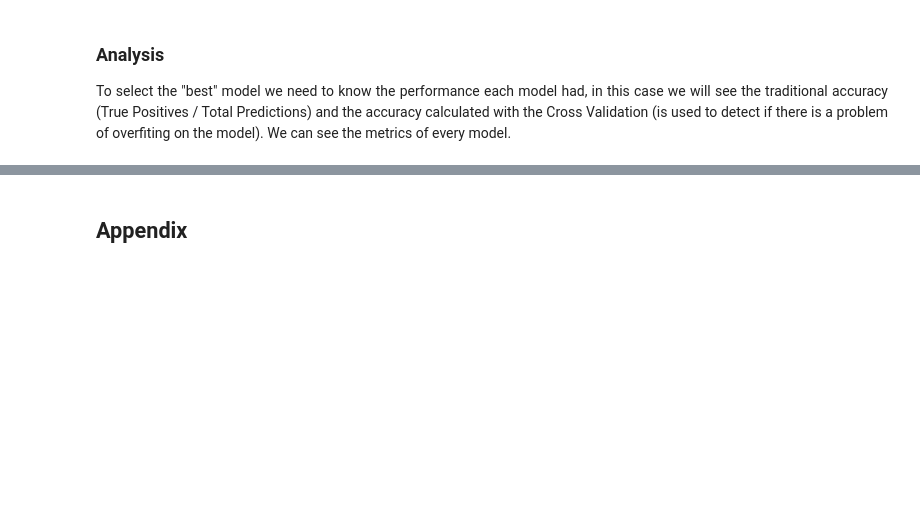
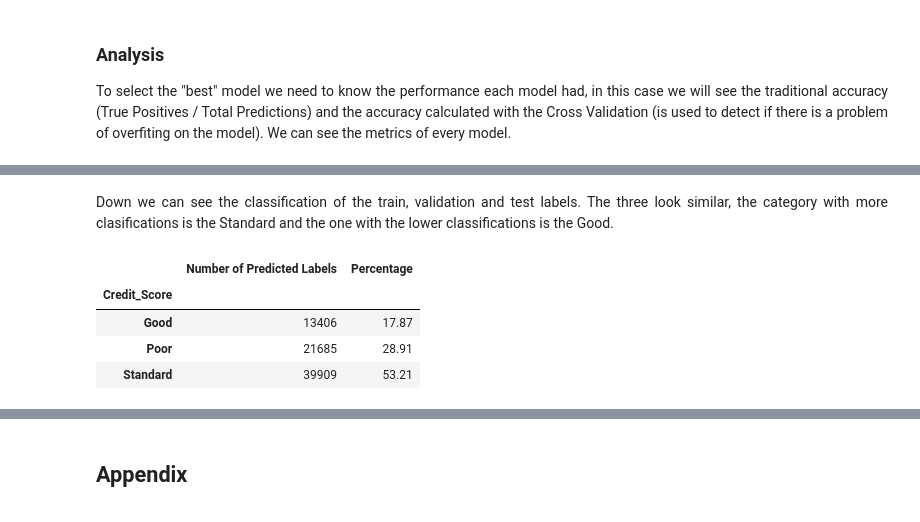
Before and after one commit to EmilianoMena01/Project2_ClassifierModel, a Jupyter notebook: project.ipynb, the cells around one changed output, grey strips where cells are left out. Saved outputs shown, nothing was run; the diff lists cells and outputs as text; code cells hidden in the pictures; blank space fills up the shorter version.

```diff
--- a/project.ipynb
+++ b/project.ipynb
@@ -210,0 +191,10 @@ m.test.head(10)[['Customer_ID','Credit_Score']]
+# %% [markdown]
+<p align=justify> Down we can see the classification of the train, validation and test labels. The three look similar, the category with more clasifications is the Standard and the one with the lower classifications is the Good. </p>
+# %%
+m.train_results
+# %% [output]
+|  | Number of Predicted Labels | Percentage |
+| Credit_Score |  |  |
+| Good | 13406 | 17.87 |
+| Poor | 21685 | 28.91 |
+| Standard | 39909 | 53.21 |
```
Also changed, not shown: parts of 17 cells of this notebook, 12 other files.
